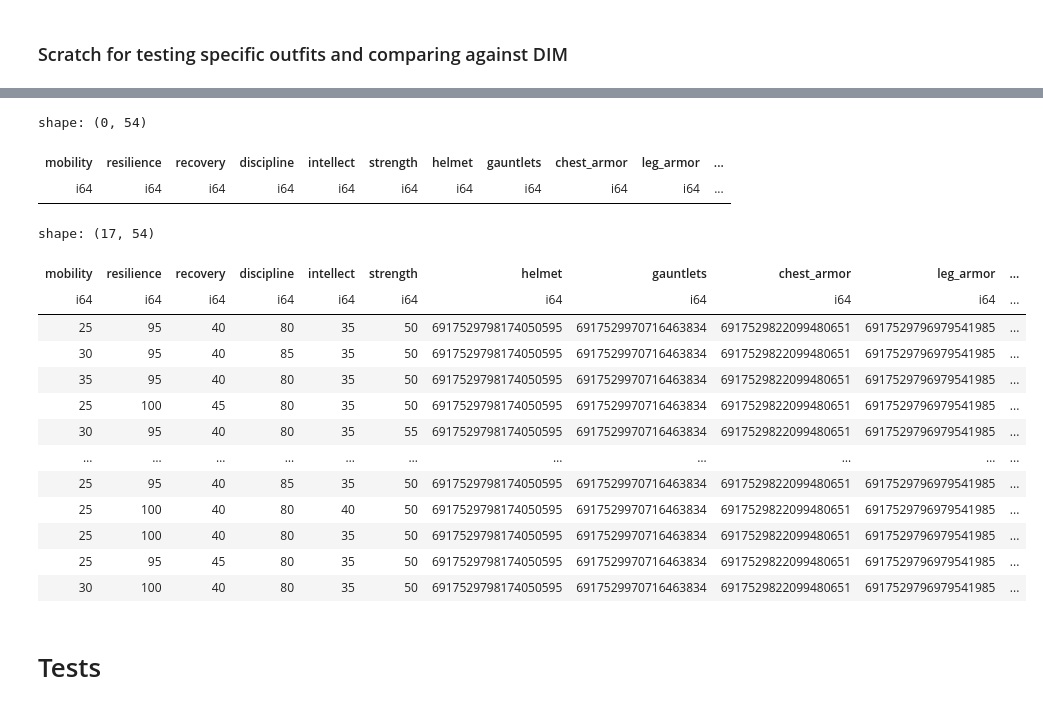
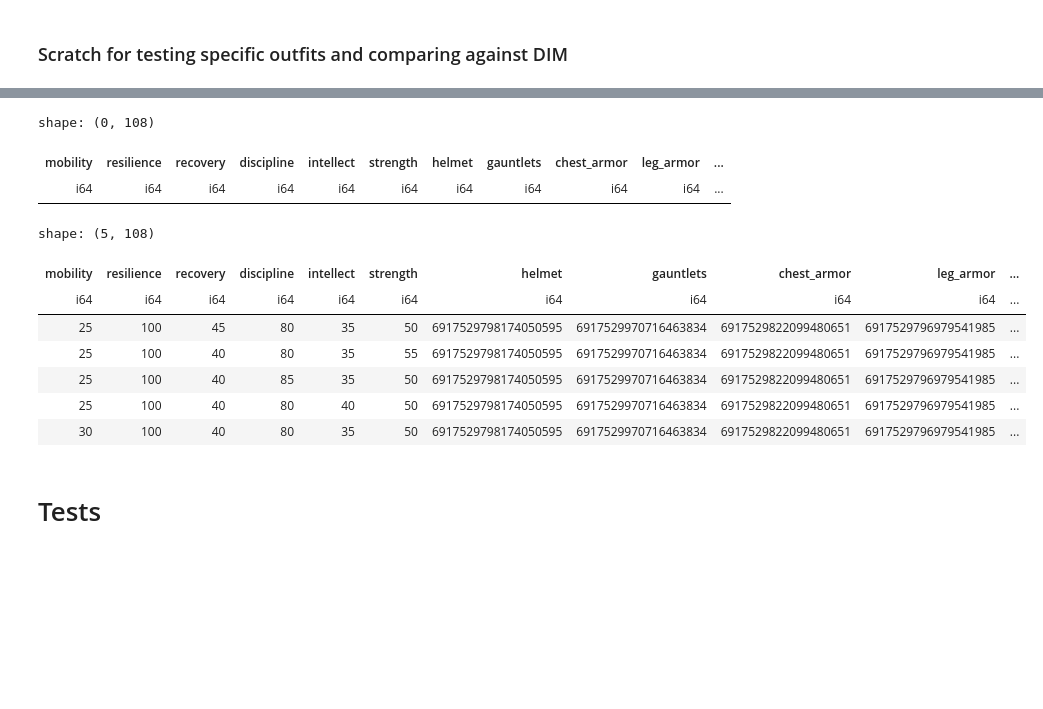
Before and after one commit to tednaleid/d2notebooks, a Jupyter notebook: d2armor.ipynb, the cells around one changed output, grey strips where cells are left out. Cells and saved outputs as stored; diff of their text form; code cells hidden in the pictures; blank space fills up the shorter version.

```diff
--- a/d2armor.ipynb
+++ b/d2armor.ipynb
@@ -558,0 +272,8 @@ shape: (52_299_075, 54)
+# %%
+# given the outfit permutations above PinnacleOutfits will generate a dataframe with weighted stats for each outfit
+# this lets us see which armor pieces are in outfits that are "pinnacle" (have the highest total stats for a given stat combination)
+from src.armor import PinnacleOutfits
+
+pinnacle_outfits = PinnacleOutfits(outfits)
+weighted_outfits_df = pinnacle_outfits.weighted_outfits_df
+weighted_outfits_df
@@ -559,7 +295,7 @@ shape: (52_299_075, 54)
 # %%
-# find the max value in each of the "weighted" columns grouped by num_artifice, then filter to those rows
-outfits_df_max = outfits_df.group_by('exotic_hash').max()
-outfits_df_max
+# finds the max value in each of the "weighted" columns grouped by num_artifice, then filter to those rows
+weighted_outfits_max_df = pinnacle_outfits.weighted_outfits_max_df
+weighted_outfits_max_df
 # %% [output]
 shape: (42, 54)
 | exotic_hash | mobility | resilience | recovery | discipline | intellect | strength | helmet | gauntlets | chest_armor | ... |
@@ -613,0 +314,5 @@ shape: (10_458, 107)
+# %%
+# filters the weighted outfits to only those outfits that have a weighted stat total equal to the maximum stat value for that exotic_hash
+# this tells us which outfits hit that peak stat value so we can tell what armor pieces contribute
+pinnacle_outfits_df = pinnacle_outfits.pinnacle_outfits_df
+pinnacle_outfits_df
@@ -745,7 +469,7 @@ class ArmorPinnacleStats:
 
     def __str__(self):
         armor = self.armor
-        string = f"{armor.item_name} -- {armor.slot} -- id:{armor.instance_id} -- m:{armor.mobility} r:{armor.resilience} r:{armor.recovery} d:{armor.discipline} i:{armor.intellect} s:{armor.strength} Σ:{armor.total_stats} -- total pinnacle outfits: {self.total_pinnacle_outfits} -- unique pinnacle outfits: {self.unique_pinnacle_outfits}"
+        string = f"{armor.item_name} -- {armor.slot} -- id:{armor.instance_id} -- m:{armor.mobility} r:{armor.resilience} r:{armor.recovery} d:{armor.discipline} i:{armor.intellect} s:{armor.strength} Σ:{armor.total_stats} α:{"T" if armor.is_artifice else "F"}-- total pinnacle outfits: {self.total_pinnacle_outfits} -- unique pinnacle outfits: {self.unique_pinnacle_outfits}"
         for exotic, stat_combinations in sorted(self.exotic_to_pinnacle_stats.items(), key=lambda x: -len(x[1])):
             # sort on the stat_combination field so that the output is deterministic
             joined_stat_combinations = '  '.join(sorted([str(stat_combination) for stat_combination in stat_combinations]))
@@ -1139,39 +779,33 @@ shape: (9, 55)
 # %%
 # find rows in ploutfits_df that are duplicate rows for all fields - should not happen
-outfits_df.filter(outfits_df.is_duplicated())
+pinnacle_outfits_df.filter(pinnacle_outfits_df.is_duplicated())
 # %% [output]
-shape: (0, 54)
+shape: (0, 108)
 | mobility | resilience | recovery | discipline | intellect | strength | helmet | gauntlets | chest_armor | leg_armor | ... |
 | i64 | i64 | i64 | i64 | i64 | i64 | i64 | i64 | i64 | i64 | ... |
 # %%
 # one of my specific outfits I can see in DIM - shows all permutations of this outfit that have unique stat totals
 crown_of_tempests_id=6917529798174050595
 corrupting_echo_gloves_id=6917529970716463834
 ketchkillers_robes_id=6917529822099480651
 deep_explorer_boots_id=6917529796979541985
 class_item_id=6917529583788947730
-outfit = outfits_df.filter(
-    (outfits_df['helmet'] == crown_of_tempests_id) &
-    (outfits_df['gauntlets'] == corrupting_echo_gloves_id) &
-    (outfits_df['chest_armor'] == ketchkillers_robes_id) &
-    (outfits_df['leg_armor'] == deep_explorer_boots_id) &
-    (outfits_df['class_item'] == class_item_id))
+outfit = pinnacle_outfits_df.filter(
+    (pinnacle_outfits_df['helmet'] == crown_of_tempests_id) &
+    (pinnacle_outfits_df['gauntlets'] == corrupting_echo_gloves_id) &
+    (pinnacle_outfits_df['chest_armor'] == ketchkillers_robes_id) &
+    (pinnacle_outfits_df['leg_armor'] == deep_explorer_boots_id) &
+    (pinnacle_outfits_df['class_item'] == class_item_id))
 
 outfit
 # %% [output]
-shape: (17, 54)
+shape: (5, 108)
 | mobility | resilience | recovery | discipline | intellect | strength | helmet | gauntlets | chest_armor | leg_armor | ... |
 | i64 | i64 | i64 | i64 | i64 | i64 | i64 | i64 | i64 | i64 | ... |
-| 25 | 95 | 40 | 80 | 35 | 50 | 6917529798174050595 | 6917529970716463834 | 6917529822099480651 | 6917529796979541985 | ... |
-| 30 | 95 | 40 | 85 | 35 | 50 | 6917529798174050595 | 6917529970716463834 | 6917529822099480651 | 6917529796979541985 | ... |
-| 35 | 95 | 40 | 80 | 35 | 50 | 6917529798174050595 | 6917529970716463834 | 6917529822099480651 | 6917529796979541985 | ... |
 | 25 | 100 | 45 | 80 | 35 | 50 | 6917529798174050595 | 6917529970716463834 | 6917529822099480651 | 6917529796979541985 | ... |
-| 30 | 95 | 40 | 80 | 35 | 55 | 6917529798174050595 | 6917529970716463834 | 6917529822099480651 | 6917529796979541985 | ... |
-| … | … | … | … | … | … | … | … | … | … | ... |
-| 25 | 95 | 40 | 85 | 35 | 50 | 6917529798174050595 | 6917529970716463834 | 6917529822099480651 | 6917529796979541985 | ... |
+| 25 | 100 | 40 | 80 | 35 | 55 | 6917529798174050595 | 6917529970716463834 | 6917529822099480651 | 6917529796979541985 | ... |
+| 25 | 100 | 40 | 85 | 35 | 50 | 6917529798174050595 | 6917529970716463834 | 6917529822099480651 | 6917529796979541985 | ... |
 | 25 | 100 | 40 | 80 | 40 | 50 | 6917529798174050595 | 6917529970716463834 | 6917529822099480651 | 6917529796979541985 | ... |
-| 25 | 100 | 40 | 80 | 35 | 50 | 6917529798174050595 | 6917529970716463834 | 6917529822099480651 | 6917529796979541985 | ... |
-| 25 | 95 | 45 | 80 | 35 | 50 | 6917529798174050595 | 6917529970716463834 | 6917529822099480651 | 6917529796979541985 | ... |
 | 30 | 100 | 40 | 80 | 35 | 50 | 6917529798174050595 | 6917529970716463834 | 6917529822099480651 | 6917529796979541985 | ... |
 # %% [markdown]
 # Tests
```
Also changed, not shown: parts of 32 cells of this notebook, 1 other file.
